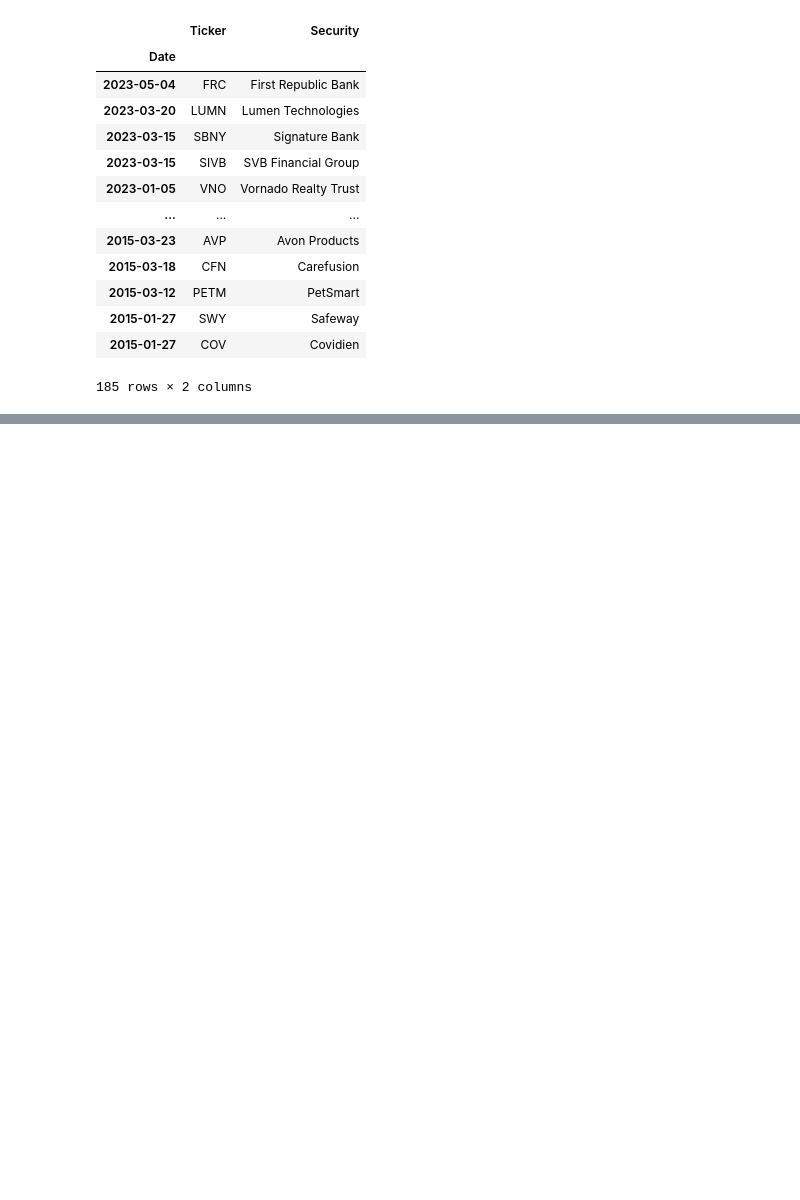
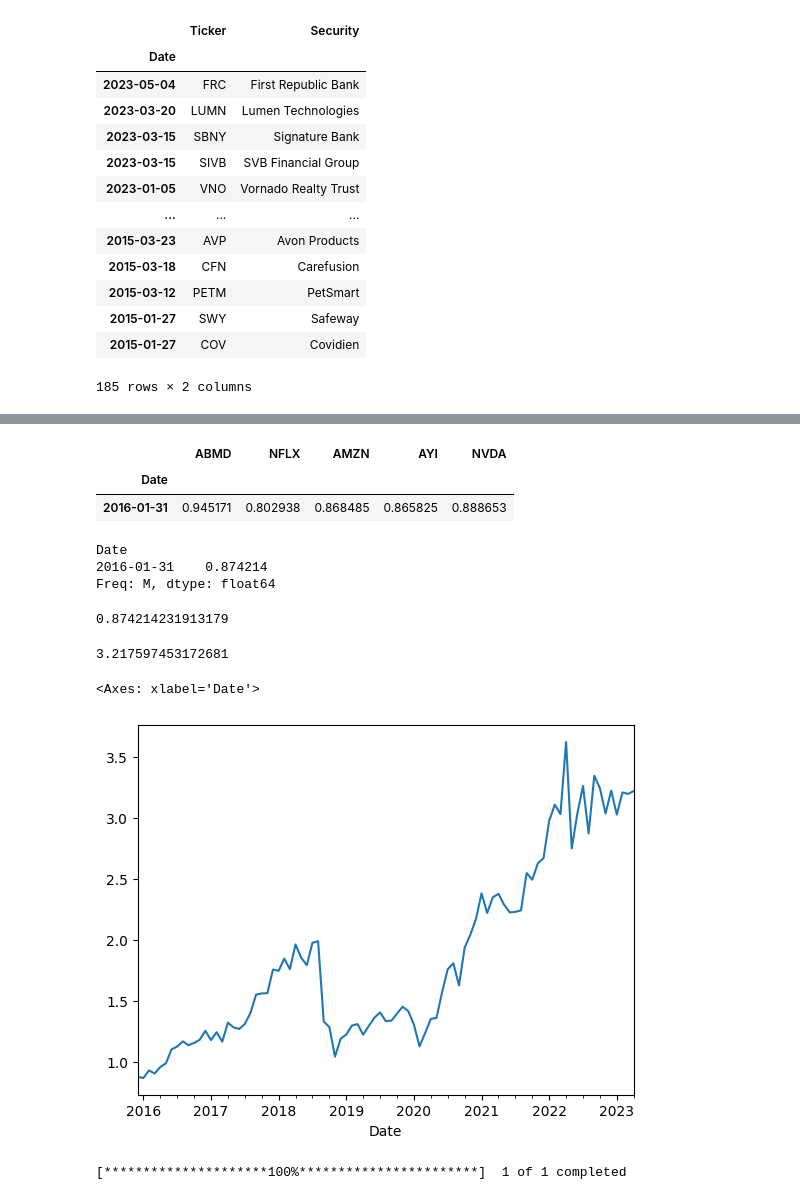
Before and after one commit to jeonjnh/trading_strategy_SP500, a Jupyter notebook: trading_strategy.ipynb, the cells around one changed output, grey strips where cells are left out. Saved outputs shown, nothing was run; the diff lists cells and outputs as text; code cells hidden in the pictures; blank space fills up the shorter version.

```diff
--- a/trading_strategy.ipynb
+++ b/trading_strategy.ipynb
@@ -267,0 +322,3 @@ df[['LUMN', 'SBNY']].tail(50)
+# %%
+top_ = mtl_12.loc['2015-12-31'].nlargest(5)
+top_
@@ -267,0 +343,40 @@ df[['LUMN', 'SBNY']].tail(50)
+# %%
+relevant_ret = mtl_ret[top_.name:][1:2][top_.index]
+relevant_ret
+# %% [output]
+|  | ABMD | NFLX | AMZN | AYI | NVDA |
+| Date |  |  |  |  |  |
+| 2016-01-31 | 0.945171 | 0.802938 | 0.868485 | 0.865825 | 0.888653 |
+# %%
+relevant_ret.mean(axis=1)
+# %% [output]
+Date
+2016-01-31    0.874214
+Freq: M, dtype: float64
+# %%
+def top_performers(date):
+    all_ = mtl_12.loc[date]
+    top = all_.nlargest(5)
+    relevant_ret = mtl_ret[top.name:][1:2][top.index]
+    return (relevant_ret).mean(axis=1).values[0]
+# %%
+top_performers('2015-12-31')
+# %% [output]
+0.874214231913179
+# %%
+returns = []
+for date in mtl_12.index[:-1]:
+    returns.append(top_performers(date))
+# %%
+pd.Series(returns).prod()
+# %% [output]
+3.217597453172681
+# %%
+pd.Series(returns, index=mtl_12.index[:-1]).cumprod().plot()
+# %% [output]
+<Axes: xlabel='Date'>
+[figure, added]
+# %%
+s_p500 = yf.download('^GSPC', start=start).Close
+# %% [output]
+[*********************100%***********************]  1 of 1 completed
```
Also changed, not shown: parts of 12 cells of this notebook.
